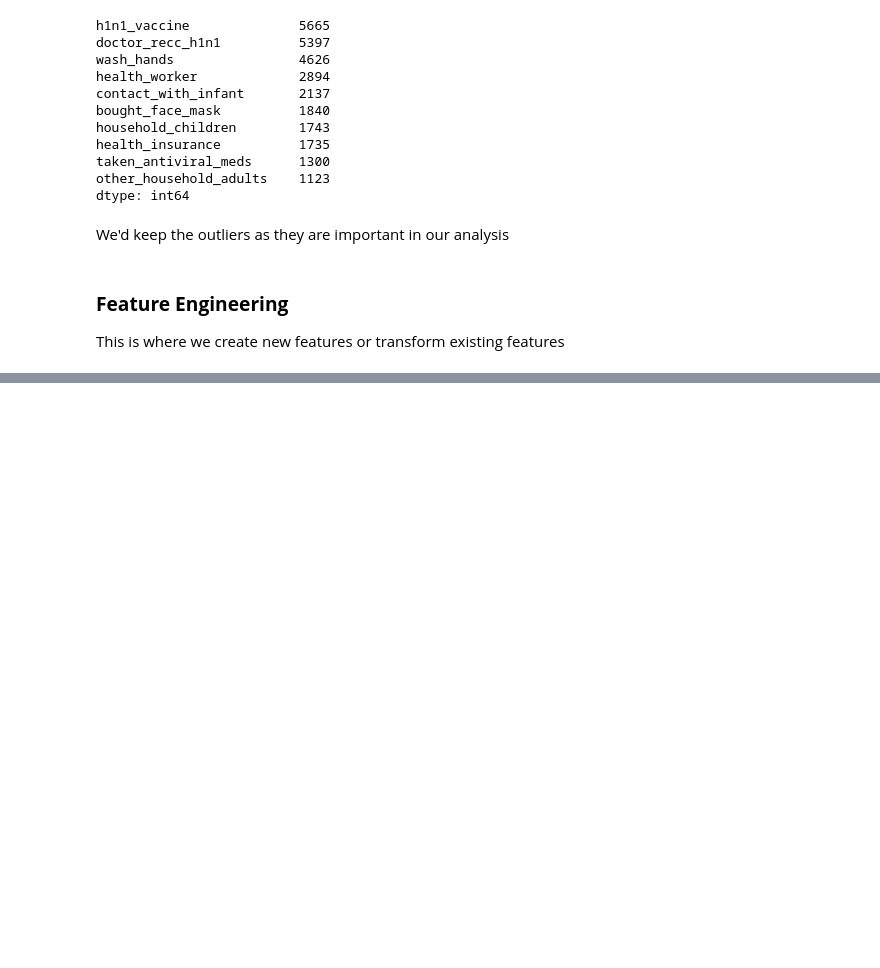
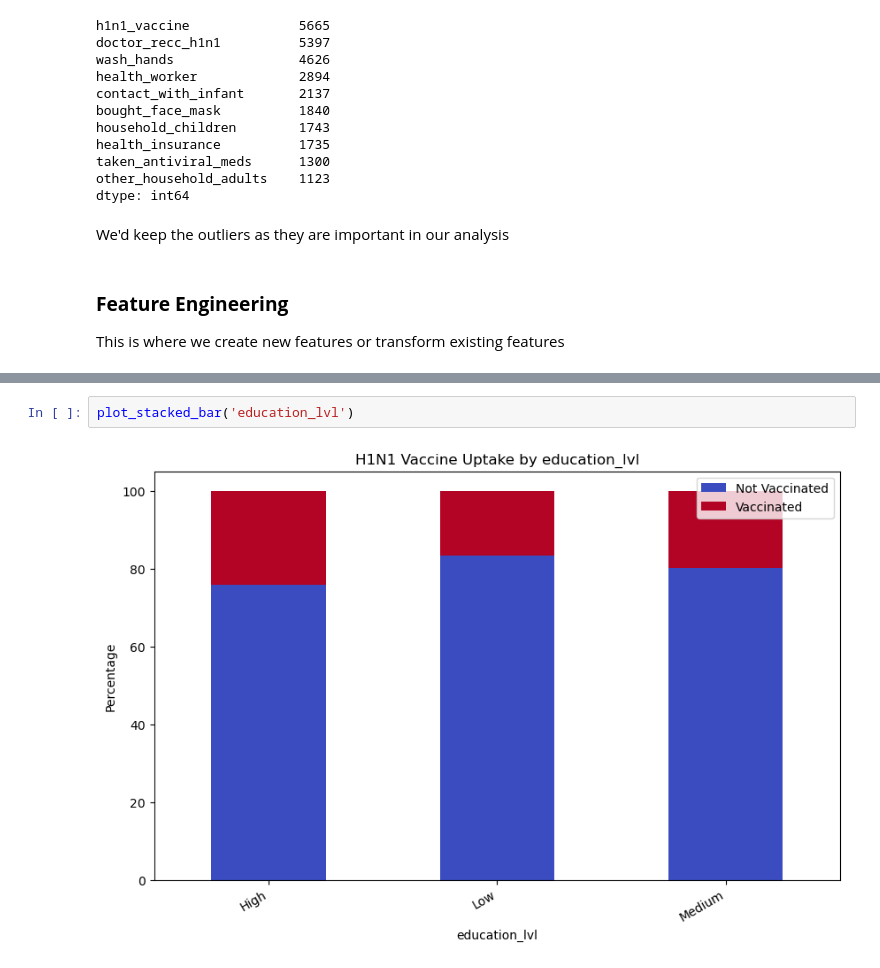
Before and after one commit to Day-hue/Phase-3-project, a Jupyter notebook: phase 3 project.ipynb, the cells around one changed output, grey strips where cells are left out. Cells and saved outputs as stored; diff of their text form; blank space fills up the shorter version.

```diff
--- a/phase 3 project.ipynb
+++ b/phase 3 project.ipynb
@@ -798,0 +1107,4 @@ The dataset likely variables related to risk awareness, trust in vaccines, and p
+# %%
+plot_stacked_bar('education_lvl')
+# %% [output]
+[figure, added]
```
Also changed, not shown: parts of 30 cells of this notebook.
